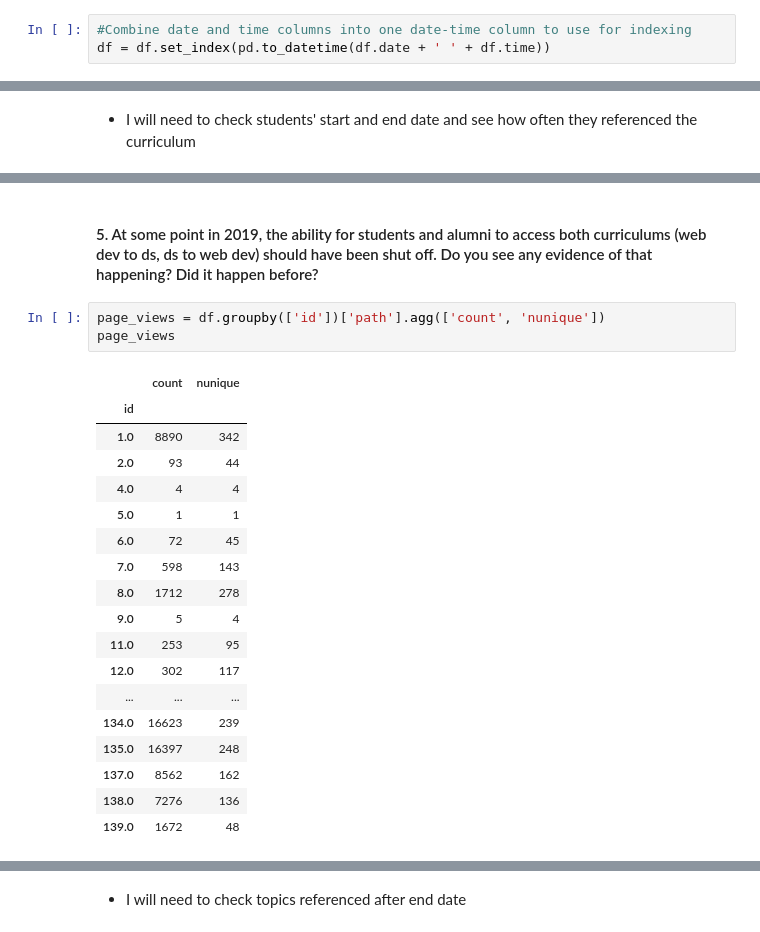
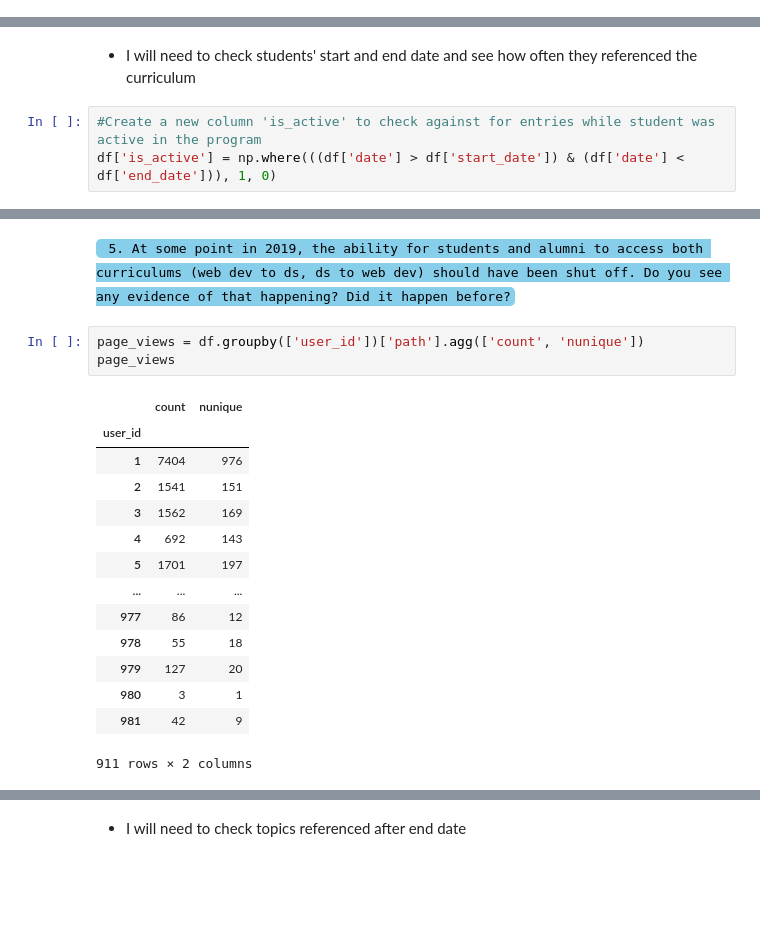
Before and after one commit to veronica-f-reyes/anomaly_detection_project, a Jupyter notebook: anomaly_detection_project.ipynb, the cells around one changed output, grey strips where cells are left out. Saved outputs shown, nothing was run; the diff lists cells and outputs as text; blank space fills up the shorter version.

```diff
--- a/anomaly_detection_project.ipynb
+++ b/anomaly_detection_project.ipynb
@@ -351,3 +349,0 @@ sns.pairplot(df)
-# %%
-#Combine date and time columns into one date-time column to use for indexing
-df = df.set_index(pd.to_datetime(df.date + ' ' + df.time))
@@ -386,2 +522,5 @@ df.path.value_counts().head(20).plot.barh(
 # %% [markdown]
 - I will need to check students' start and end date and see how often they referenced the curriculum
+# %%
+#Create a new column 'is_active' to check against for entries while student was active in the program
+df['is_active'] = np.where(((df['date'] > df['start_date']) & (df['date'] < df['end_date'])), 1, 0)
@@ -494,24 +811,20 @@ plt.show()
 # %% [markdown]
-#### 5. At some point in 2019, the ability for students and alumni to access both curriculums (web dev to ds, ds to web dev) should have been shut off. Do you see any evidence of that happening? Did it happen before?
+<code style="background:skyblue;color:black"> 5. At some point in 2019, the ability for students and alumni to access both curriculums (web dev to ds, ds to web dev) should have been shut off. Do you see any evidence of that happening? Did it happen before?</code>
 # %%
-page_views = df.groupby(['id'])['path'].agg(['count', 'nunique'])
+page_views = df.groupby(['user_id'])['path'].agg(['count', 'nunique'])
 page_views
 # %% [output]
 |  | count | nunique |
-| id |  |  |
-| 1.0 | 8890 | 342 |
-| 2.0 | 93 | 44 |
-| 4.0 | 4 | 4 |
-| 5.0 | 1 | 1 |
-| 6.0 | 72 | 45 |
-| 7.0 | 598 | 143 |
-| 8.0 | 1712 | 278 |
-| 9.0 | 5 | 4 |
-| 11.0 | 253 | 95 |
-| 12.0 | 302 | 117 |
+| user_id |  |  |
+| 1 | 7404 | 976 |
+| 2 | 1541 | 151 |
+| 3 | 1562 | 169 |
+| 4 | 692 | 143 |
+| 5 | 1701 | 197 |
 | ... | ... | ... |
-| 134.0 | 16623 | 239 |
-| 135.0 | 16397 | 248 |
-| 137.0 | 8562 | 162 |
-| 138.0 | 7276 | 136 |
-| 139.0 | 1672 | 48 |
+| 977 | 86 | 12 |
+| 978 | 55 | 18 |
+| 979 | 127 | 20 |
+| 980 | 3 | 1 |
+| 981 | 42 | 9 |
+911 rows × 2 columns
```
Also changed, not shown: parts of 87 cells of this notebook, 1 other file.
